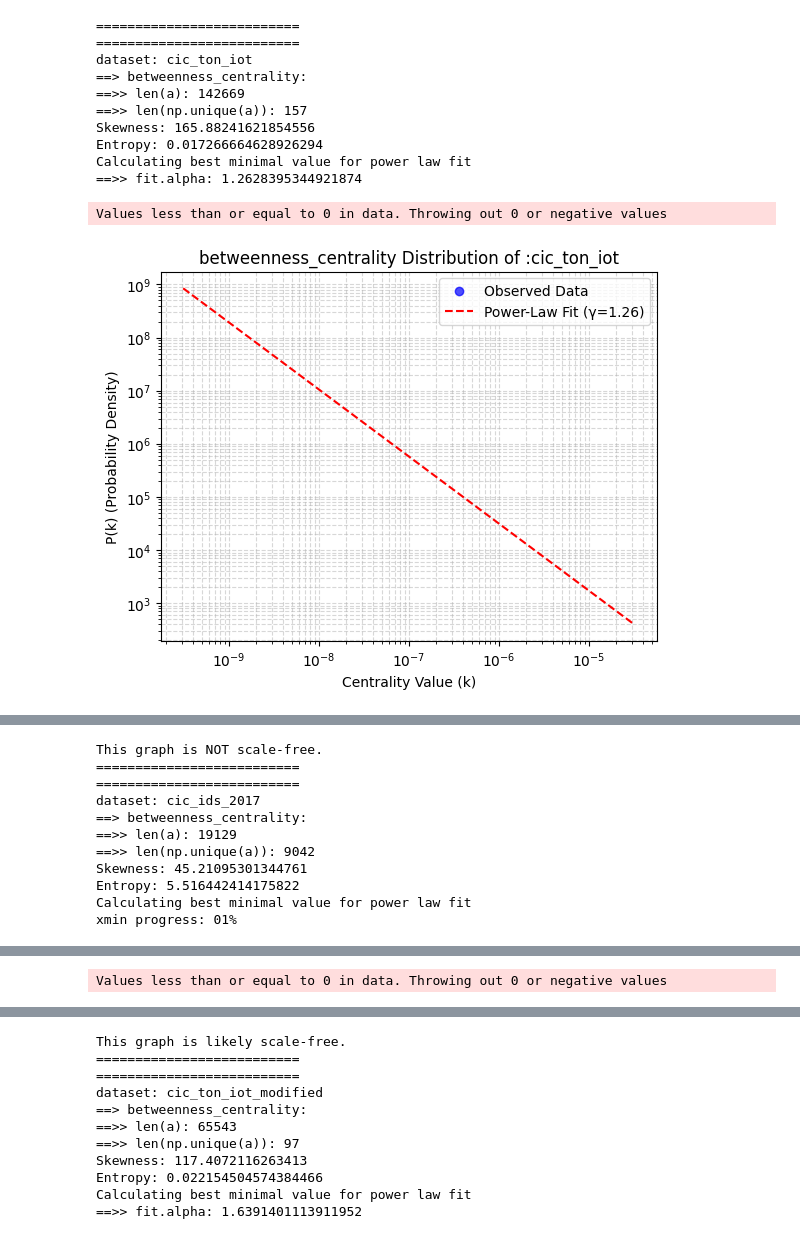
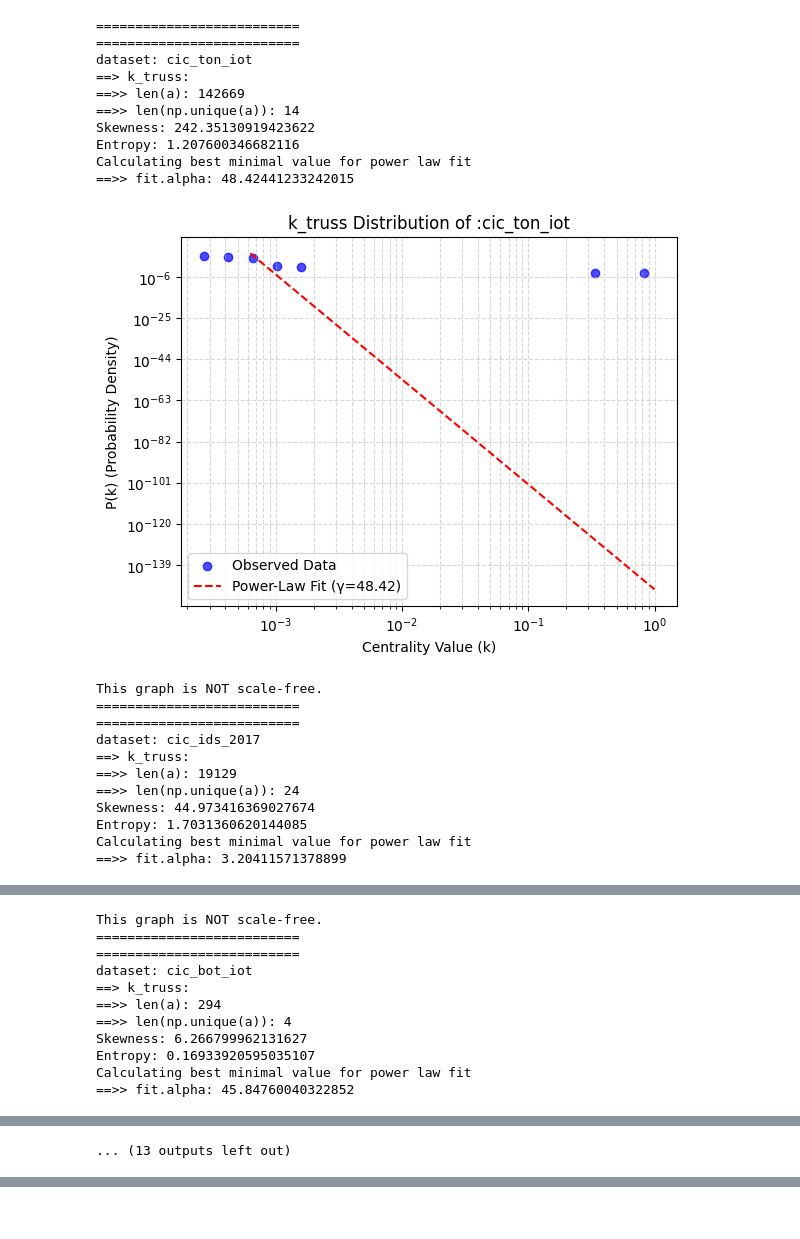
Before and after one commit to mtermos/GNN-NIDS, a Jupyter notebook: cal_graph_properties v1.ipynb, the cells around one changed output, grey strips where cells are left out. Drawn from its saved outputs; the diff is of its cells as text; code cells hidden in the pictures.

```diff
--- a/cal_graph_properties v1.ipynb
+++ b/cal_graph_properties v1.ipynb
@@ -104,14 +105,23 @@ for dataset in my_datasets:
     max_entropy = np.log(len(G.nodes()))
 
 
-    print("==> betweenness_centrality:")
-    betweenness_centrality_values = np.array(list(cal_betweenness_centrality(G).values()))
-    centrality_skewness, centrality_entropy, alpha, scale_free = centrality_analysis(betweenness_centrality_values, dataset.name, "betweenness_centrality")
-    results[dataset.name]["degree_skewness"] = centrality_skewness
-    results[dataset.name]["degree_entropy"] = centrality_entropy
-    results[dataset.name]["degree_relative_entropy"] = centrality_entropy / max_entropy
-    results[dataset.name]["degree_alpha"] = alpha
-    results[dataset.name]["degree_scale_free"] = 1 if scale_free else 0
+    print("==> k_truss:")
+    betweenness_centrality_values = np.array(list(cal_k_truss(G).values()))
+    centrality_skewness, centrality_entropy, alpha, scale_free = centrality_analysis(betweenness_centrality_values, dataset.name, "k_truss")
+    results[dataset.name]["k_truss_skewness"] = centrality_skewness
+    results[dataset.name]["k_truss_entropy"] = centrality_entropy
+    results[dataset.name]["k_truss_relative_entropy"] = centrality_entropy / max_entropy
+    results[dataset.name]["k_truss_alpha"] = alpha
+    results[dataset.name]["k_truss_scale_free"] = 1 if scale_free else 0
+
+    # print("==> betweenness_centrality:")
+    # betweenness_centrality_values = np.array(list(cal_betweenness_centrality(G).values()))
+    # centrality_skewness, centrality_entropy, alpha, scale_free = centrality_analysis(betweenness_centrality_values, dataset.name, "betweenness_centrality")
+    # results[dataset.name]["betweenness_skewness"] = centrality_skewness
+    # results[dataset.name]["betweenness_entropy"] = centrality_entropy
+    # results[dataset.name]["betweenness_relative_entropy"] = centrality_entropy / max_entropy
+    # results[dataset.name]["betweenness_alpha"] = alpha
+    # results[dataset.name]["betweenness_scale_free"] = 1 if scale_free else 0
 
     # print("==> degree_centrality:")
     # degree_centrality_values = np.array(list(nx.degree_centrality(G).values()))
@@ -120,37 +130,47 @@ for dataset in my_datasets:
     # results[dataset.name]["degree_skewness"] = centrality_skewness
     # results[dataset.name]["degree_entropy"] = centrality_entropy
     # results[dataset.name]["degree_relative_entropy"] = centrality_entropy / max_entropy
     # results[dataset.name]["degree_alpha"] = alpha
     # results[dataset.name]["degree_scale_free"] = 1 if scale_free else 0
 
 
     # print("==> pagerank:")
     # pagerank_values = np.array(list(nx.pagerank(G).values()))
     # centrality_skewness, centrality_entropy, alpha, scale_free = centrality_analysis(pagerank_values, dataset.name, "pagerank")
 
     # results[dataset.name]["pagerank_skewness"] = centrality_skewness
     # results[dataset.name]["pagerank_entropy"] = centrality_entropy
     # results[dataset.name]["pagerank_relative_entropy"] = centrality_entropy / max_entropy
     # results[dataset.name]["pagerank_alpha"] = alpha
     # results[dataset.name]["pagerank_scale_free"] = 1 if scale_free else 0
 
     # print("==> eigenvector:")
     # eigenvector_values = np.array(list(nx.eigenvector_centrality_numpy(G).values()))
     # centrality_skewness, centrality_entropy, alpha, scale_free = centrality_analysis(eigenvector_values, dataset.name, "eigenvector")
     # results[dataset.name]["eigenvector_skewness"] = centrality_skewness
     # results[dataset.name]["eigenvector_entropy"] = centrality_entropy
     # results[dataset.name]["eigenvector_alpha"] = alpha
     # results[dataset.name]["eigenvector_scale_free"] = 1 if scale_free else 0
 # %% [output]
 ==========================
 ==========================
 dataset: cic_ton_iot
-==> betweenness_centrality:
+==> k_truss:
 ==>> len(a): 142669
-==>> len(np.unique(a)): 157
-Skewness: 165.88241621854556
-Entropy: 0.017266664628926294
+==>> len(np.unique(a)): 14
+Skewness: 242.35130919423622
+Entropy: 1.207600346682116
 Calculating best minimal value for power law fit
-==>> fit.alpha: 1.2628395344921874
+==>> fit.alpha: 48.42441233242015
+[figure, new version]
-Values less than or equal to 0 in data. Throwing out 0 or negative values
+This graph is NOT scale-free.
+==========================
+==========================
+dataset: cic_ids_2017
+==> k_truss:
+==>> len(a): 19129
+==>> len(np.unique(a)): 24
+Skewness: 44.973416369027674
+Entropy: 1.7031360620144085
+Calculating best minimal value for power law fit
+==>> fit.alpha: 3.20411571378899
-[figure, old version]
@@ -157,11 +178,11 @@ Values less than or equal to 0 in data. Throwing out 0 or negative values
 This graph is NOT scale-free.
 ==========================
 ==========================
-dataset: cic_ids_2017
-==> betweenness_centrality:
-==>> len(a): 19129
-==>> len(np.unique(a)): 9042
-Skewness: 45.21095301344761
-Entropy: 5.516442414175822
+dataset: cic_bot_iot
+==> k_truss:
+==>> len(a): 294
+==>> len(np.unique(a)): 4
+Skewness: 6.266799962131627
+Entropy: 0.16933920595035107
 Calculating best minimal value for power law fit
-xmin progress: 01%
+==>> fit.alpha: 45.84760040322852
@@ -182 +226 @@ Calculating best minimal value for power law fit
-Values less than or equal to 0 in data. Throwing out 0 or negative values
+... (13 outputs left out)
@@ -184,11 +226,0 @@ Values less than or equal to 0 in data. Throwing out 0 or negative values
-This graph is likely scale-free.
-==========================
-==========================
-dataset: cic_ton_iot_modified
-==> betweenness_centrality:
-==>> len(a): 65543
-==>> len(np.unique(a)): 97
-Skewness: 117.4072116263413
-Entropy: 0.022154504574384466
-Calculating best minimal value for power law fit
-==>> fit.alpha: 1.6391401113911952
```
Also changed, not shown: parts of 3 cells of this notebook, 12 other files.
